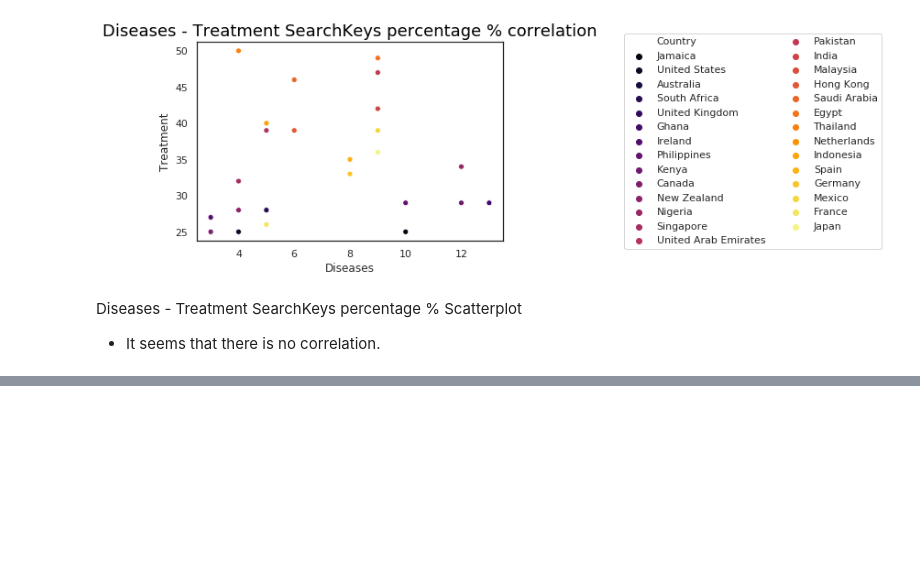
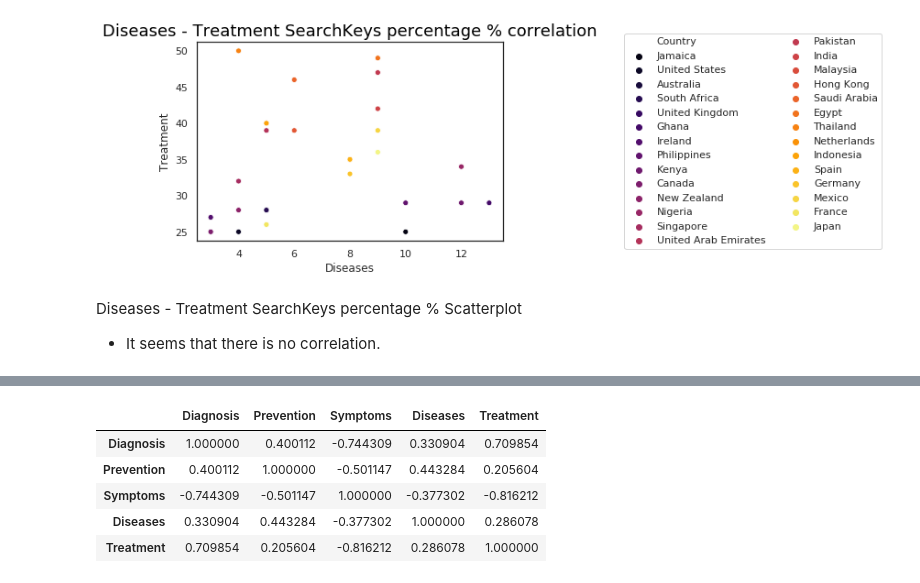
Before and after one commit to ioannapap/health_keysearch_analysis, a Jupyter notebook: health_search.ipynb, the cells around one changed output, grey strips where cells are left out. Saved outputs shown, nothing was run; the diff lists cells and outputs as text; code cells hidden in the pictures; blank space fills up the shorter version.

```diff
--- a/health_search.ipynb
+++ b/health_search.ipynb
@@ -356,0 +333,10 @@ Diseases - Treatment SearchKeys percentage % Scatterplot
+# %%
+#Spearman Correlation Coefficient
+health_issue_df.corr(method = 'spearman')
+# %% [output]
+|  | Diagnosis | Prevention | Symptoms | Diseases | Treatment |
+| Diagnosis | 1.000000 | 0.400112 | -0.744309 | 0.330904 | 0.709854 |
+| Prevention | 0.400112 | 1.000000 | -0.501147 | 0.443284 | 0.205604 |
+| Symptoms | -0.744309 | -0.501147 | 1.000000 | -0.377302 | -0.816212 |
+| Diseases | 0.330904 | 0.443284 | -0.377302 | 1.000000 | 0.286078 |
+| Treatment | 0.709854 | 0.205604 | -0.816212 | 0.286078 | 1.000000 |
```
Also changed, not shown: parts of 8 cells of this notebook, 4 other files.
